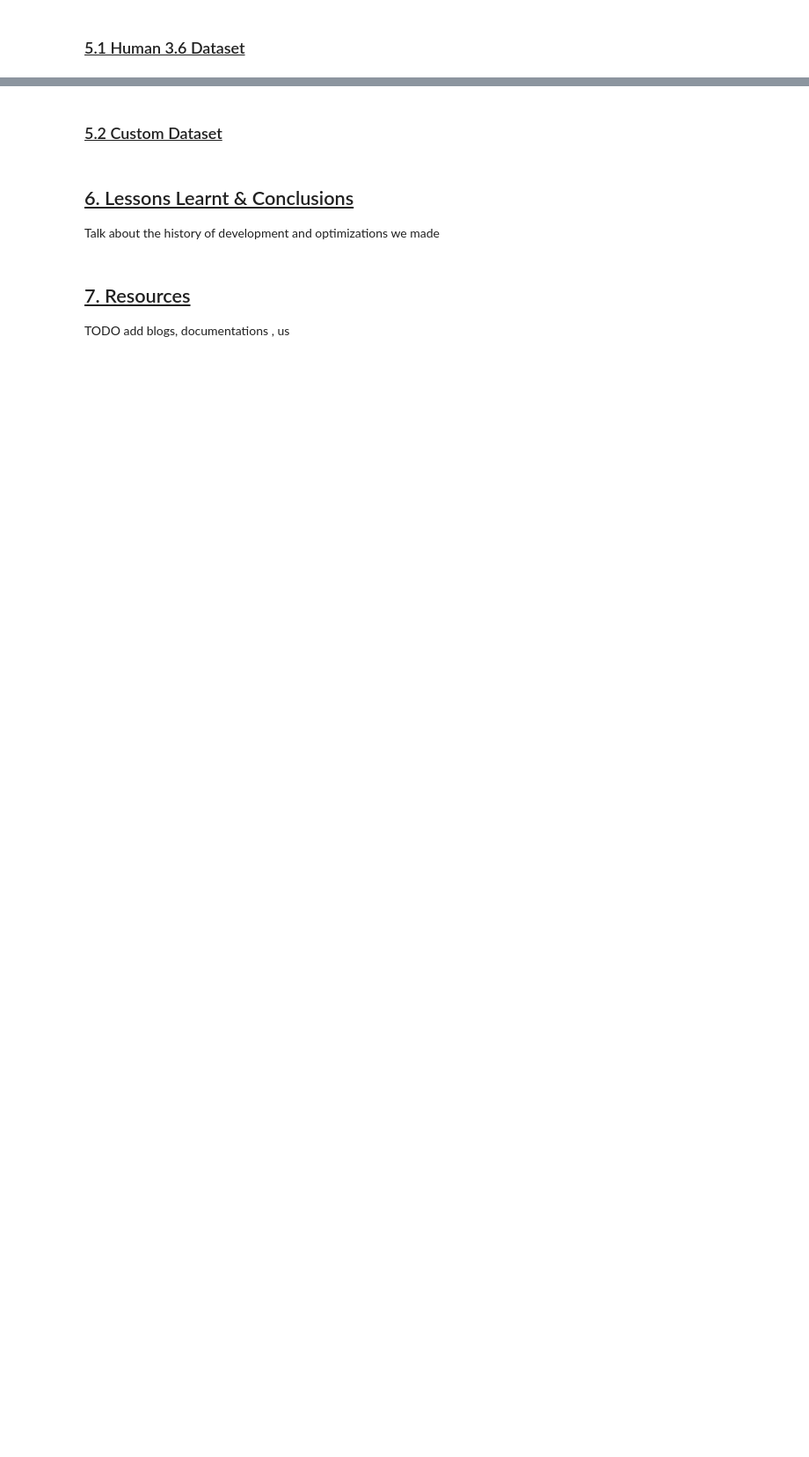
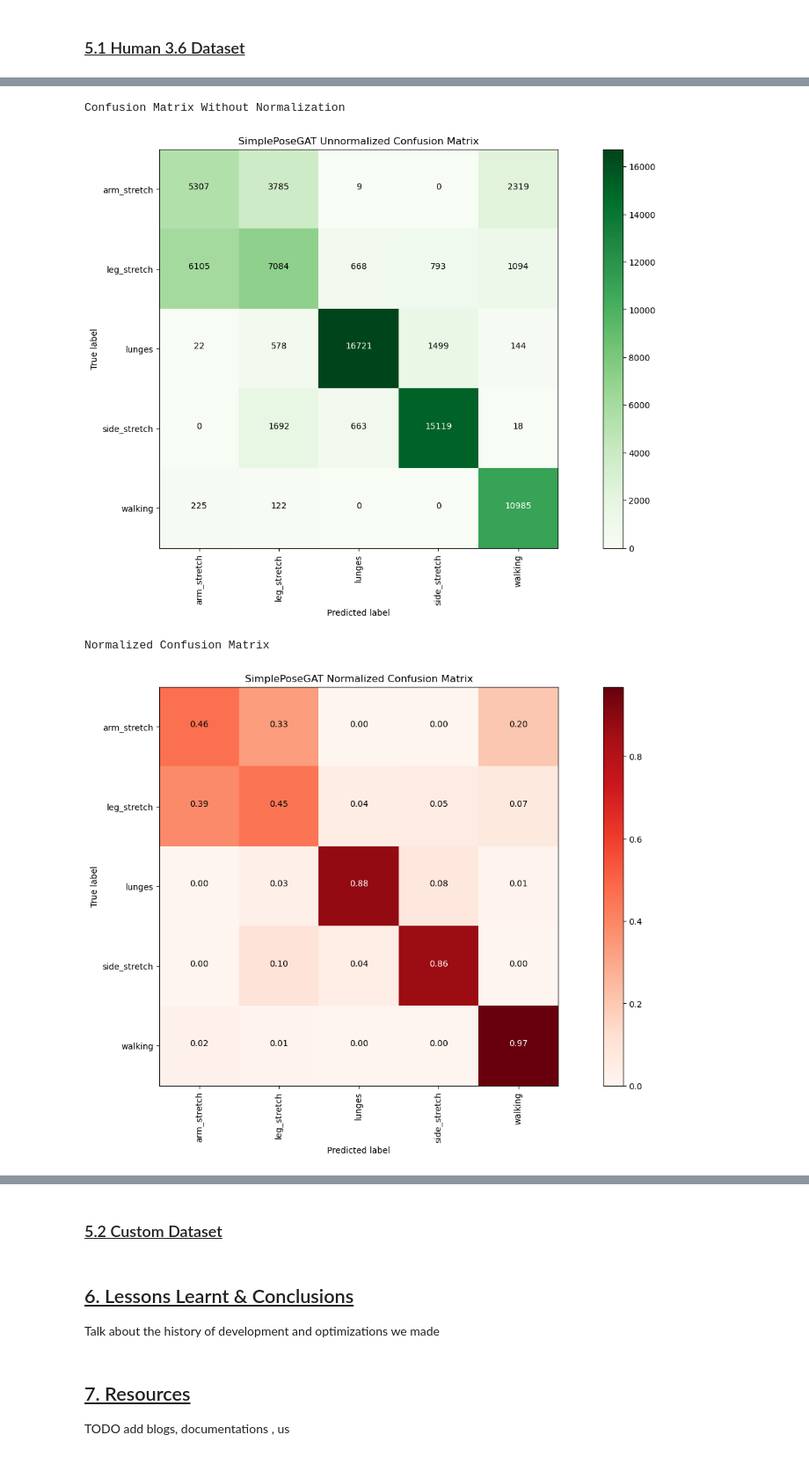
Before and after one commit to ParasharaRamesh/Poseidon, a Jupyter notebook: poseidon.ipynb, the cells around one changed output, grey strips where cells are left out. Shown: that part at 88% size. Saved outputs shown, nothing was run; the diff lists cells and outputs as text; code cells hidden in the pictures; blank space fills up the shorter version.

```diff
--- a/poseidon.ipynb
+++ b/poseidon.ipynb
@@ -829,0 +789,20 @@ In this section we will be showing the training and testing graphs for each mode
+# %%
+# Load the models
+from src.simple_pose_gat.train_and_test import generate_confusion_matrix
+import os
+
+TESTING_2D_DATA_PATH = os.path.join('datasets', 'h36m', 'Processed', 'test_2d_poses.npy')
+TESTING_3D_DATA_PATH =  os.path.join('datasets', 'h36m', 'Processed', 'test_3d_poses.npy')
+TESTING_LABEL_PATH = os.path.join('datasets', 'h36m', 'Processed', 'test_actions.npy')
+
+generate_confusion_matrix(
+    weights_path=save_files['SimplePoseGAT'],
+    testing_2d_path= TESTING_2D_DATA_PATH,
+    testing_3d_path= TESTING_3D_DATA_PATH,
+    testing_label_path= TESTING_LABEL_PATH
+)
+# %% [output]
+Confusion Matrix Without Normalization
+[figure, added]
+Normalized Confusion Matrix
+[figure, added]
```
Also changed, not shown: parts of 34 cells of this notebook, 4 other files.
